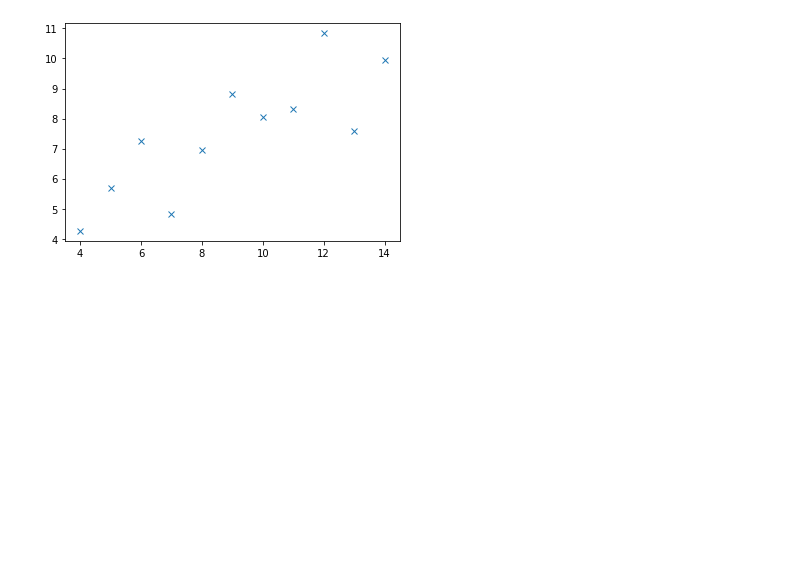
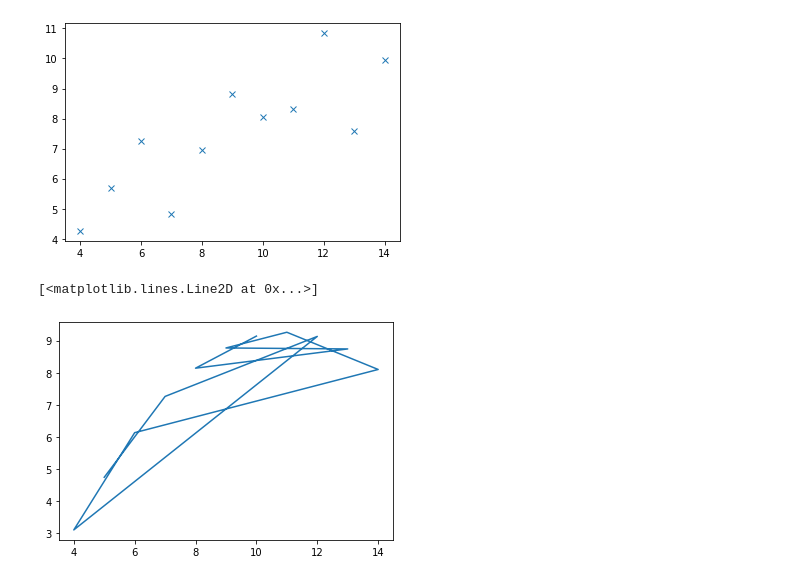
Before and after one commit to onionmccabbage/pythonSummer2022, a Jupyter notebook: notebooks/Intro Plotting.ipynb, the cells around one changed output. Saved outputs shown, nothing was run; the diff lists cells and outputs as text; code cells hidden in the pictures; blank space fills up the shorter version.

```diff
--- a/notebooks/Intro Plotting.ipynb
+++ b/notebooks/Intro Plotting.ipynb
@@ -29,7 +29,15 @@ plt.plot(xI, yI, 'x') # or 'o' etc.
 # %%
 # please plot data for 'II' using a line chart
 # also 'III' and 'IV' as separate plots of your own design
-df_I = df[df['dataset'] == 'I']
+df_I = df[df['dataset'] == 'I'] # already got this one!!
 df_II = df[df['dataset'] == 'II']
 df_III = df[df['dataset'] == 'III']
 df_IV = df[df['dataset'] == 'IV']
+# II
+xII = df_II['x']
+yII = df_II['y']
+#plot
+plt.plot(xII, yII) # a line chart
+# %% [output]
+[<matplotlib.lines.Line2D at 0x...>]
+[figure, added]
```
Also changed, not shown: parts of 3 cells of this notebook.
